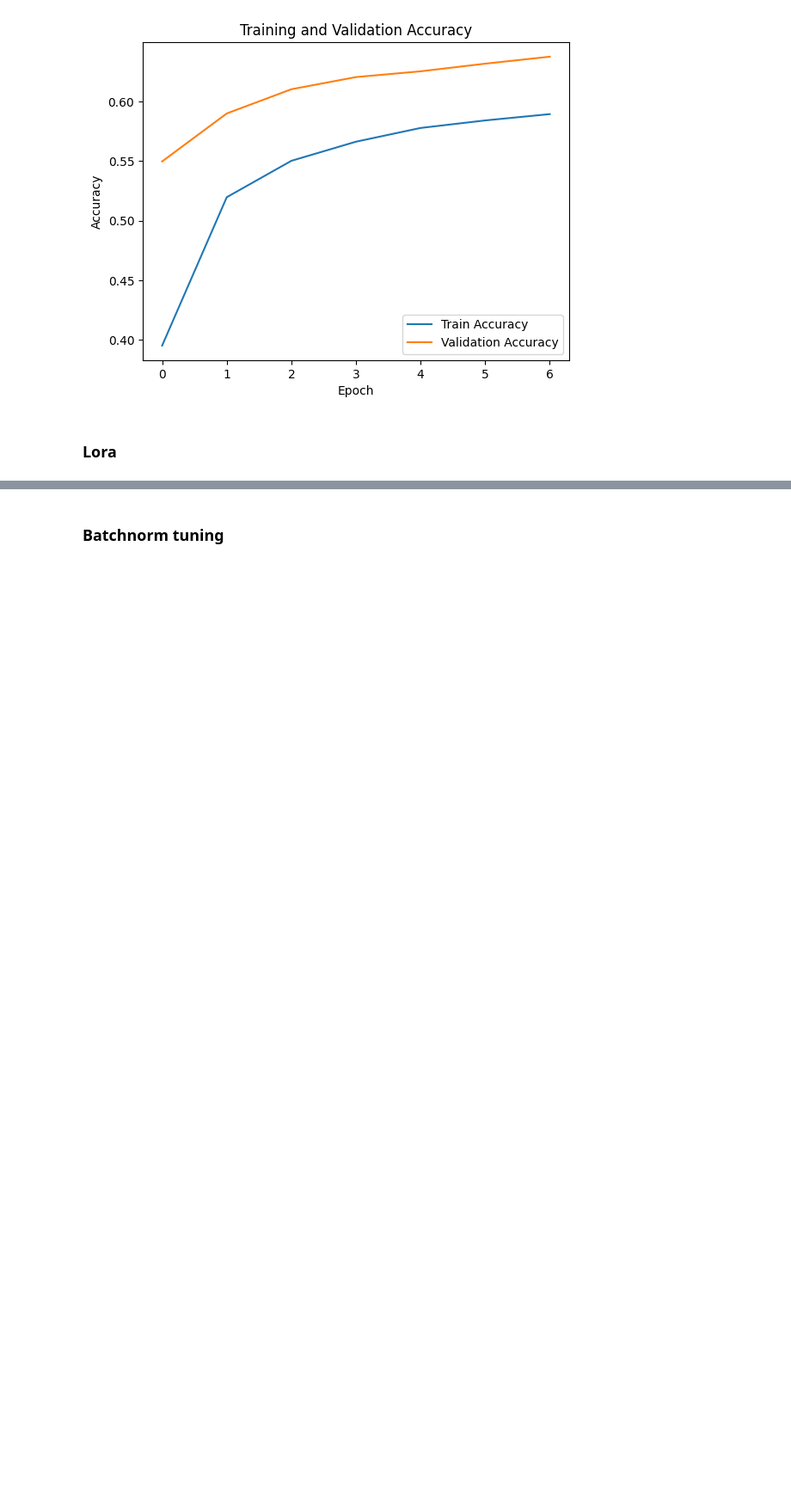
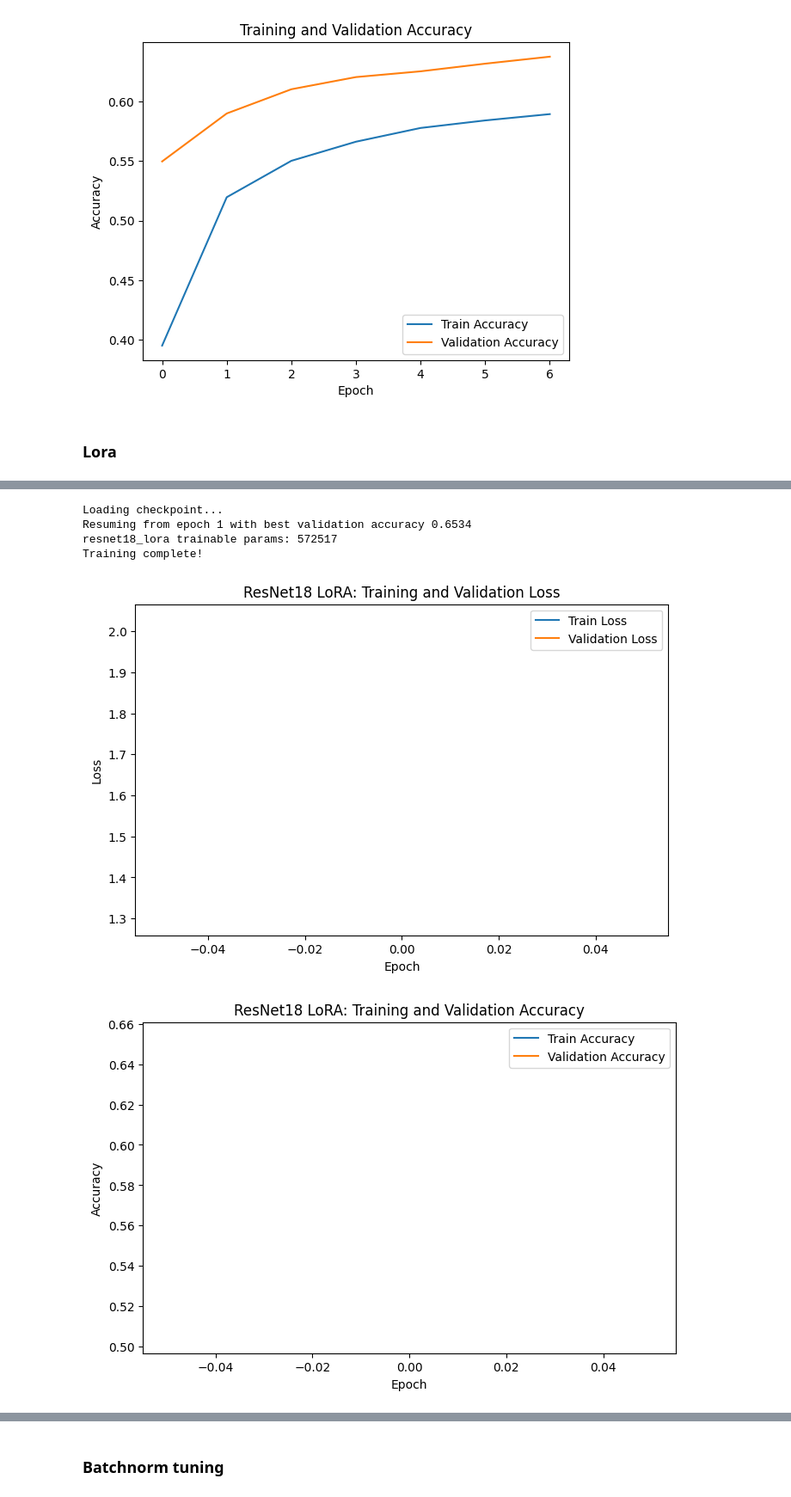
Before and after one commit to phanguy30/food_classification, a Jupyter notebook: training_script.ipynb, the cells around one changed output, grey strips where cells are left out. Shown at 86% size. Drawn from its saved outputs; the diff is of its cells as text; code cells hidden in the pictures; blank space fills up the shorter version.

Commit message:
committing lora part resnet

```diff
--- a/training_script.ipynb
+++ b/training_script.ipynb
@@ -450,0 +532,54 @@ AssertionError:
+# %%
+def plot_results(train_losses, val_losses, train_accs, val_accs, title_prefix):
+    plt.figure(figsize=(8, 5))
+    plt.plot(train_losses, label="Train Loss")
+    plt.plot(val_losses, label="Validation Loss")
+    plt.xlabel("Epoch")
+    plt.ylabel("Loss")
+    plt.title(f"{title_prefix}: Training and Validation Loss")
+    plt.legend()
+    plt.show()
+
+    plt.figure(figsize=(8, 5))
+    plt.plot(train_accs, label="Train Accuracy")
+    plt.plot(val_accs, label="Validation Accuracy")
+    plt.xlabel("Epoch")
+    plt.ylabel("Accuracy")
+    plt.title(f"{title_prefix}: Training and Validation Accuracy")
+    plt.legend()
+    plt.show()
+# %%
+weights = ResNet18_Weights.DEFAULT
+transform = weights.transforms()
+
+train_dataloader, val_dataloader = get_food101_loaders(
+    transform=transform,
+    batch_size=32,
+    num_workers=2
+)
+
+model = build_resnet18_lora(num_classes=101, r=8, alpha=16)
+
+model, train_losses, val_losses, train_accs, val_accs = run_training(
+    model=model,
+    model_name="resnet18_lora",
+    train_dataloader=train_dataloader,
+    val_dataloader=val_dataloader,
+    epochs=1,
+    lr=1e-3
+)
+
+# print("train_losses:", len(train_losses))
+# print("val_losses:", len(val_losses))
+# print("train_accs:", len(train_accs))
+# print("val_accs:", len(val_accs))
+# print(train_losses)
+# print(val_losses)
+plot_results(train_losses, val_losses, train_accs, val_accs, "ResNet18 LoRA")
+# %% [output]
+Loading checkpoint...
+Resuming from epoch 1 with best validation accuracy 0.6534
+resnet18_lora trainable params: 572517
+Training complete!
+[figure, added]
+[figure, added]
```
Also changed, not shown: parts of 9 cells of this notebook.
